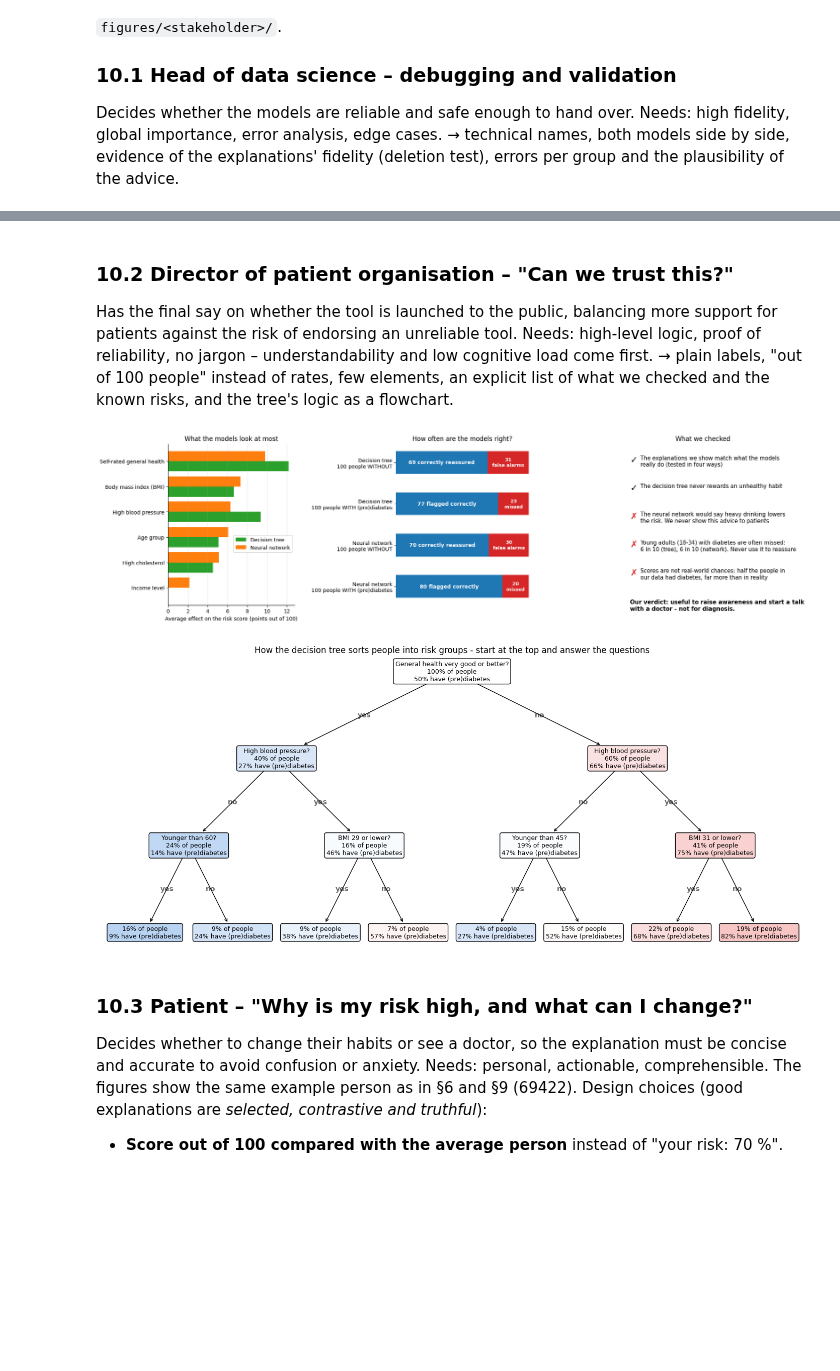
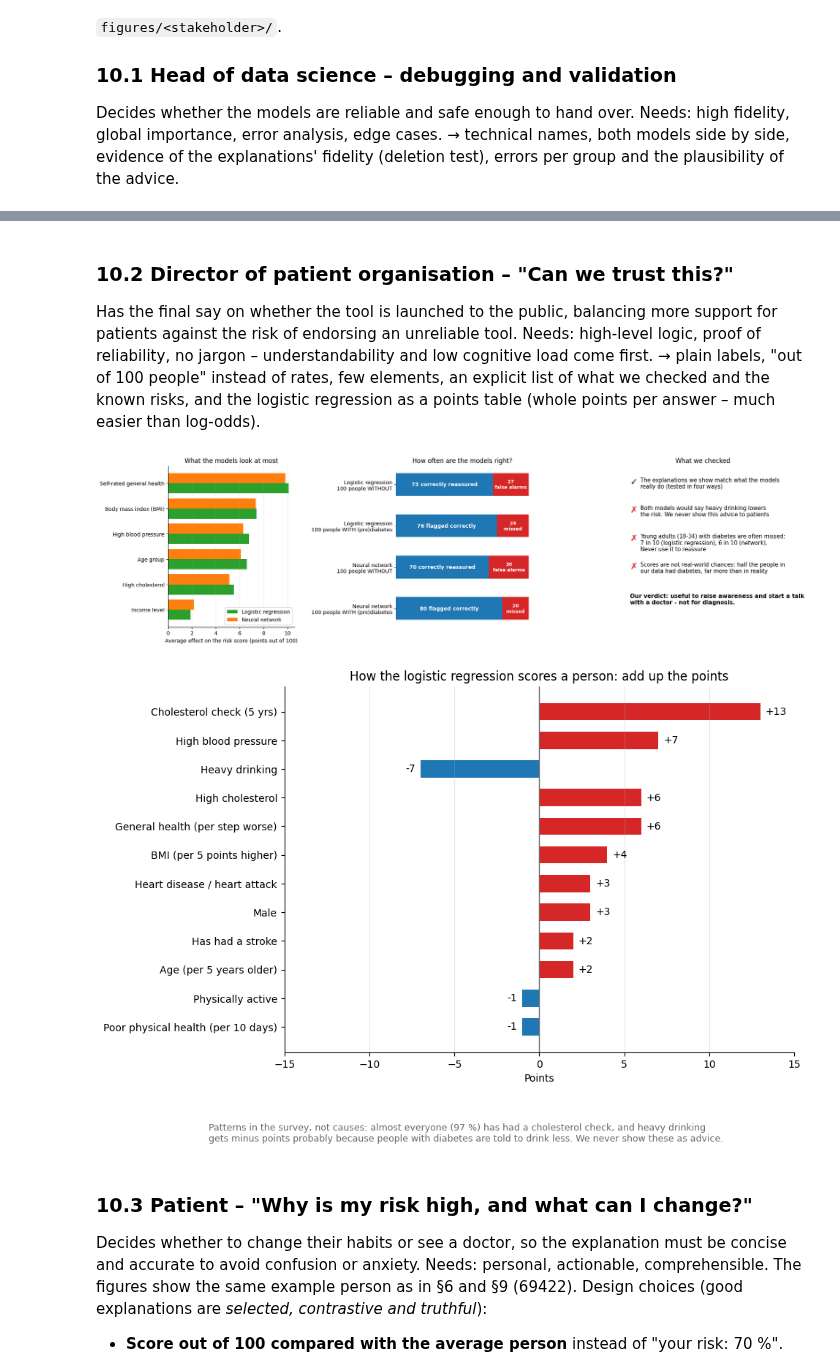
Before and after one commit to GustavWex/XAI-Projekt, a Jupyter notebook: projekt.ipynb, the cells around one changed output, grey strips where cells are left out. Saved outputs shown, nothing was run; the diff lists cells and outputs as text; code cells hidden in the pictures; blank space fills up the shorter version.

```diff
--- a/projekt.ipynb
+++ b/projekt.ipynb
@@ -143,15 +144,14 @@ Selected on the validation set (the sweeps can be re-run with `xf.tune_tree` / `
 - **Neural network: one hidden layer of 32 units, L2 penalty 1e-4.** All nine sizes we tried (1–2 layers, 32–128
   units) reach 0.831–0.833 validation AUC, so we take the smallest.
 # %%
-TREE_PARAMS = dict(max_depth=5)
+LR_PARAMS = dict(C=1.0)
 NN_PARAMS = dict(hidden=(32,), alpha=1e-4)
 # %% [markdown]
 ### 4.2 Final models
 # %%
-models = xf.make_models(TREE_PARAMS, NN_PARAMS)
+models = xf.make_models(LR_PARAMS, NN_PARAMS)
 for name, m in models.items():
     m.fit(X_train, y_train)
-tree = models["Decision tree"]
 
 pd.DataFrame({name: xf.evaluate(m, X_val, y_val) for name, m in models.items()}).T
 # %% [output]
@@ -632,14 +685,15 @@ plt.show()
 ### 10.2 Director of patient organisation – "Can we trust this?"
 Has the final say on whether the tool is launched to the public, balancing more support for patients against the
 risk of endorsing an unreliable tool. Needs: high-level logic, proof of reliability, no jargon – understandability and low cognitive load come first. → plain labels, "out of 100 people" instead of rates,
-few elements, an explicit list of what we checked and the known risks, and the tree's logic as a flowchart.
+few elements, an explicit list of what we checked and the known risks, and the logistic regression as a points
+table (whole points per answer – much easier than log-odds).
 # %%
 fig, axes = plt.subplots(1, 3, figsize=(21, 5.6), gridspec_kw={"width_ratios": [1, 1.05, 1.15], "wspace": 0.75})
 top6 = glob.sort_values("Neural network", ascending=False).head(6)[::-1]
 top6.index = [xf.label(f) for f in top6.index]
 xf.plot_grouped_bars(axes[0], top6, title="What the models look at most",
                      xlabel="Average effect on the risk score (points out of 100)")
-axes[0].legend(loc="upper right", bbox_to_anchor=(1, 0.45))
+axes[0].legend(loc="lower right")
 
 ax = axes[1]
 rows, good, bad, texts = [], [], [], []
@@ -662,13 +716,13 @@ ax.spines[["left", "bottom"]].set_visible(False)
 young = (X_test["Age"] <= 3) & (y_test == 1)                      # 18-34 year olds with (pre)diabetes
 missed_young = {name: round(10 * (xf.proba_fn(m)(X_test[young]) < 0.5).mean()) for name, m in models.items()}
 checks = [("ok", "The explanations we show match what the models\nreally do (tested in four ways)")]
-if not unsafe["Decision tree"]:
-    checks.append(("ok", "The decision tree never rewards an unhealthy habit"))
-if "HvyAlcoholConsump" in unsafe["Neural network"]:
-    checks.append(("risk", "The neural network would say heavy drinking lowers\nthe risk. We never show this advice to patients"))
+drinking = [name for name in models if "HvyAlcoholConsump" in unsafe[name]]
+if drinking:
+    who = "Both models" if len(drinking) == len(models) else f"The {drinking[0].lower()}"
+    checks.append(("risk", f"{who} would say heavy drinking lowers\nthe risk. We never show this advice to patients"))
 checks += [
-    ("risk", f"Young adults (18-34) with diabetes are often missed:\n{missed_young['Decision tree']} in 10 (tree), "
-             f"{missed_young['Neural network']} in 10 (network). Never use it to reassure"),
+    ("risk", f"Young adults (18-34) with diabetes are often missed:\n{missed_young['Logistic regression']} in 10 (logistic regression), "
+             f"{missed_young['Neural network']} in 10 (network).\nNever use it to reassure"),
     ("risk", "Scores are not real-world chances: half the people in\nour data had diabetes, far more than in reality"),
 ]
 ax = axes[2]
@@ -683,15 +737,17 @@ ax.text(0.0, 0.93 - len(checks) * 0.175 - 0.02, "Our verdict: useful to raise aw
 xf.savefig(fig, "director", "trust_overview")
 plt.show()
 # %% [output]
-[figure, old version]
+[figure, new version]
 # %%
-fig, ax = plt.subplots(figsize=(18, 7.5))
-xf.plot_tree_logic(ax, tree, max_depth=3, fontsize=9)
-ax.set_title("How the decision tree sorts people into risk groups - start at the top and answer the questions")
-xf.savefig(fig, "director", "tree_logic")
+fig, ax = plt.subplots(figsize=(9, 6.5))
+xf.plot_points(ax, xf.lr_points(models["Logistic regression"]), title="How the logistic regression scores a person: add up the points")
+fig.text(0.01, -0.04, "Patterns in the survey, not causes: almost everyone (97 %) has had a cholesterol check, and heavy drinking\n"
+         "gets minus points probably because people with diabetes are told to drink less. We never show these as advice.",
+         ha="left", va="top", color=COLORS["text2"], fontsize=9)
+xf.savefig(fig, "director", "points_table")
 plt.show()
 # %% [output]
-[figure, old version]
+[figure, new version]
 # %% [markdown]
 ### 10.3 Patient – "Why is my risk high, and what can I change?"
 Decides whether to change their habits or see a doctor, so the explanation must be concise and accurate to avoid
```
Also changed, not shown: parts of 34 cells of this notebook, 10 other files.
